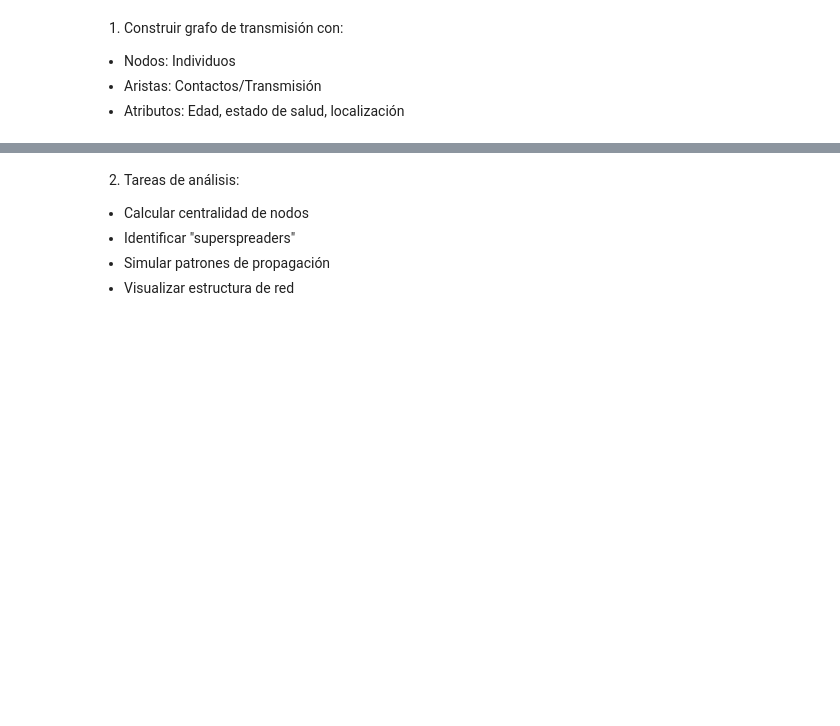
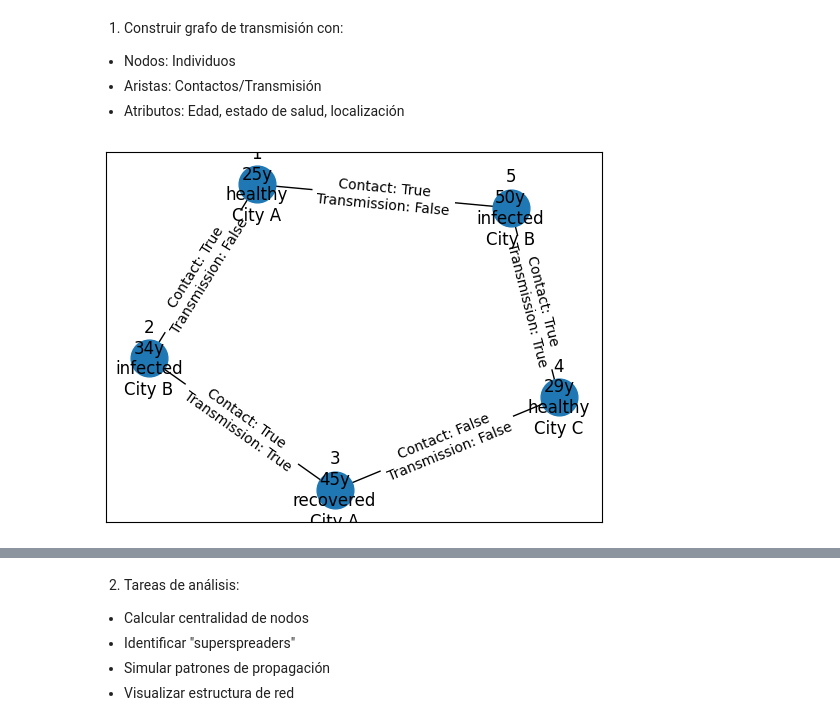
Before and after one commit to tucubanit0/Big-Data, a Jupyter notebook: 05_03_tipos_de_datos/05_03/Ejercicios de Análisis de Datos Biosanitarios.ipynb, the cells around one changed output, grey strips where cells are left out. Drawn from its saved outputs; the diff is of its cells as text; code cells hidden in the pictures; blank space fills up the shorter version.

```diff
--- a/05_03_tipos_de_datos/05_03/Ejercicios de Análisis de Datos Biosanitarios.ipynb
+++ b/05_03_tipos_de_datos/05_03/Ejercicios de Análisis de Datos Biosanitarios.ipynb
@@ -461,3 +461,94 @@ Instrucciones:
 - Nodos: Individuos
 - Aristas: Contactos/Transmisión
 - Atributos: Edad, estado de salud, localización
+# %%
+# Create a graph object
+G = nx.Graph()
+
+# Define node attributes: age, health status, location
+nodes = [
+    (1, {"age": 25, "health_status": "healthy", "location": "City A"}),
+    (2, {"age": 34, "health_status": "infected", "location": "City B"}),
+    (3, {"age": 45, "health_status": "recovered", "location": "City A"}),
+    (4, {"age": 29, "health_status": "healthy", "location": "City C"}),
+    (5, {"age": 50, "health_status": "infected", "location": "City B"})
+]
+
+# Add nodes to the graph
+G.add_nodes_from(nodes)
+
+# Define edges with attributes: contact/transmission
+edges = [
+    (1, 2, {"contact": True, "transmission": False}),
+    (2, 3, {"contact": True, "transmission": True}),
+    (3, 4, {"contact": False, "transmission": False}),
+    (4, 5, {"contact": True, "transmission": True}),
+    (1, 5, {"contact": True, "transmission": False})
+]
+
+# Add edges to the graph
+G.add_edges_from(edges)
+
+# Display the graph with node and edge attributes
+pos = nx.spring_layout(G)  # Position nodes using Fruchterman-Reingold force-directed algorithm
+
+# Draw nodes with labels
+nx.draw_networkx_nodes(G, pos, node_size=700)
+nx.draw_networkx_labels(G, pos, labels={node: f"{node}\n{G.nodes[node]['age']}y\n{G.nodes[node]['health_status']}\n{G.nodes[node]['location']}" for node in G.nodes})
+
+# Draw edges with labels
+nx.draw_networkx_edges(G, pos)
+nx.draw_networkx_edge_labels(G, pos, edge_labels={(u, v): f"Contact: {G[u][v]['contact']}\nTransmission: {G[u][v]['transmission']}" for u, v in G.edges})
+
+# Show plot
+plt.show()
+
+# Visualize Transmission Graph
+
+# Display the graph with node and edge attributes
+pos = nx.spring_layout(G)  # Position nodes using Fruchterman-Reingold force-directed algorithm
+
+# Draw nodes with labels
+nx.draw_networkx_nodes(G, pos, node_size=700)
+nx.draw_networkx_labels(G, pos, labels={node: f"{node}\n{G.nodes[node]['age']}y\n{G.nodes[node]['health_status']}\n{G.nodes[node]['location']}" for node in G.nodes})
+
+# Draw edges with labels
+nx.draw_networkx_edges(G, pos)
+nx.draw_networkx_edge_labels(G, pos, edge_labels={(u, v): f"Contact: {G[u][v]['contact']}\nTransmission: {G[u][v]['transmission']}" for u, v in G.edges})
+
+# Show plot
+plt.show()
+
+
+# Analyze Graph Properties
+
+# Calculate the degree of each node
+node_degrees = dict(G.degree())
+print("Node Degrees:", node_degrees)
+
+# Calculate the number of connected components
+connected_components = list(nx.connected_components(G))
+print("Connected Components:", connected_components)
+
+# Calculate the largest connected component
+largest_component = max(connected_components, key=len)
+print("Largest Connected Component:", largest_component)
+
+# Calculate the clustering coefficient for each node
+clustering_coefficients = nx.clustering(G)
+print("Clustering Coefficients:", clustering_coefficients)
+
+# Calculate the average clustering coefficient
+average_clustering_coefficient = nx.average_clustering(G)
+print("Average Clustering Coefficient:", average_clustering_coefficient)
+
+# Calculate the shortest path lengths between all pairs of nodes
+shortest_path_lengths = dict(nx.all_pairs_shortest_path_length(G))
+print("Shortest Path Lengths:", shortest_path_lengths)
+
+# Calculate the diameter of the graph (longest shortest path in the largest component)
+subgraph = G.subgraph(largest_component)
+diameter = nx.diameter(subgraph)
+print("Diameter of the Graph:", diameter)
+# %% [output]
+[figure, added]
```
Also changed, not shown: parts of 2 cells of this notebook.
